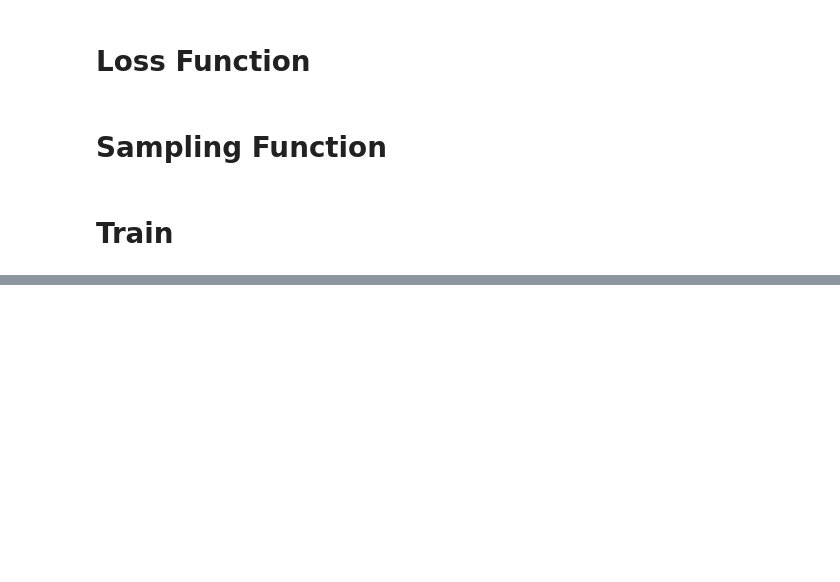
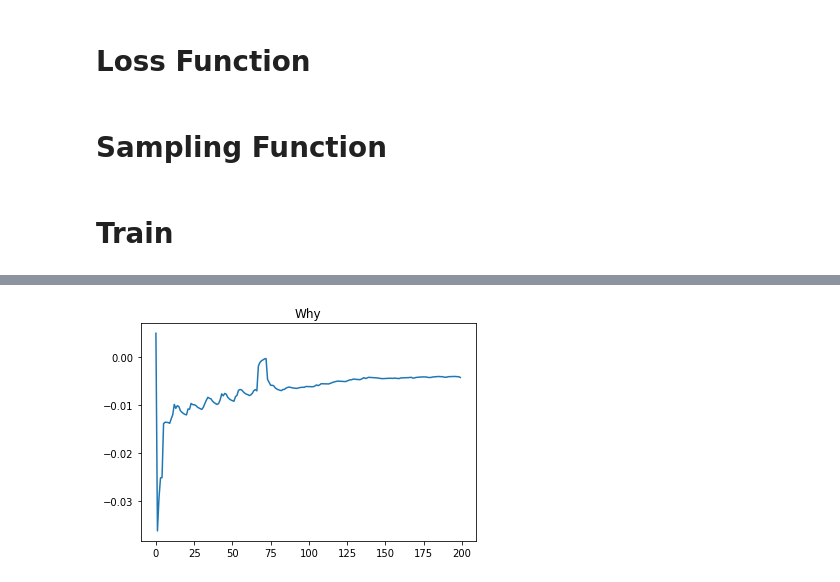
Before and after one commit to ariG23498/RNN_Viz, a Jupyter notebook: CharacterBasedLanguageModel_pytorchGPU.ipynb, the cells around one changed output, grey strips where cells are left out. Saved outputs shown, nothing was run; the diff lists cells and outputs as text; code cells hidden in the pictures; blank space fills up the shorter version.

```diff
--- a/CharacterBasedLanguageModel_pytorchGPU.ipynb
+++ b/CharacterBasedLanguageModel_pytorchGPU.ipynb
@@ -191,0 +233,6 @@ KeyboardInterrupt: ignored
+# %%
+plt.plot(Why_list)
+plt.title('Why')
+plt.show()
+# %% [output]
+[figure, added]
```
Also changed, not shown: parts of 11 cells of this notebook.
